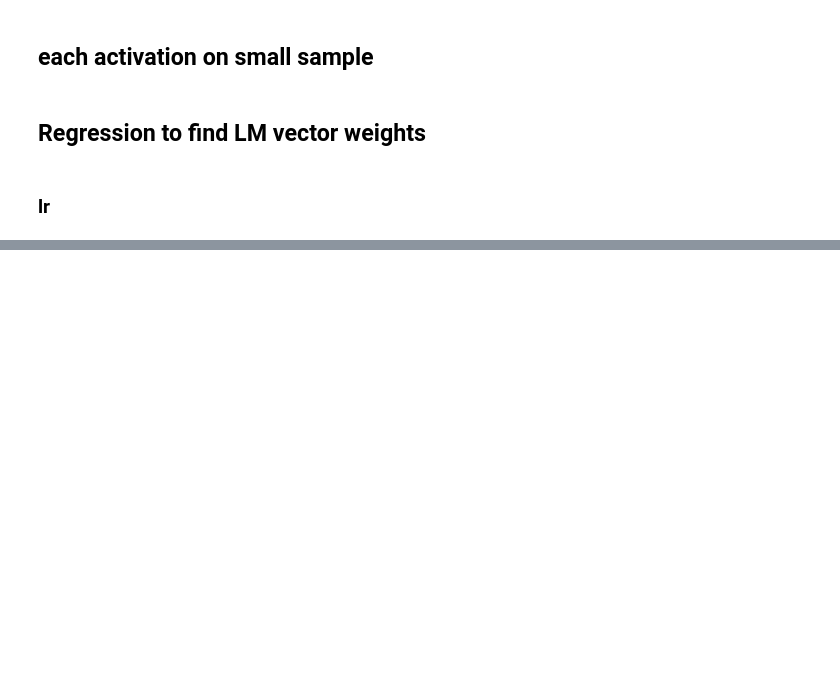
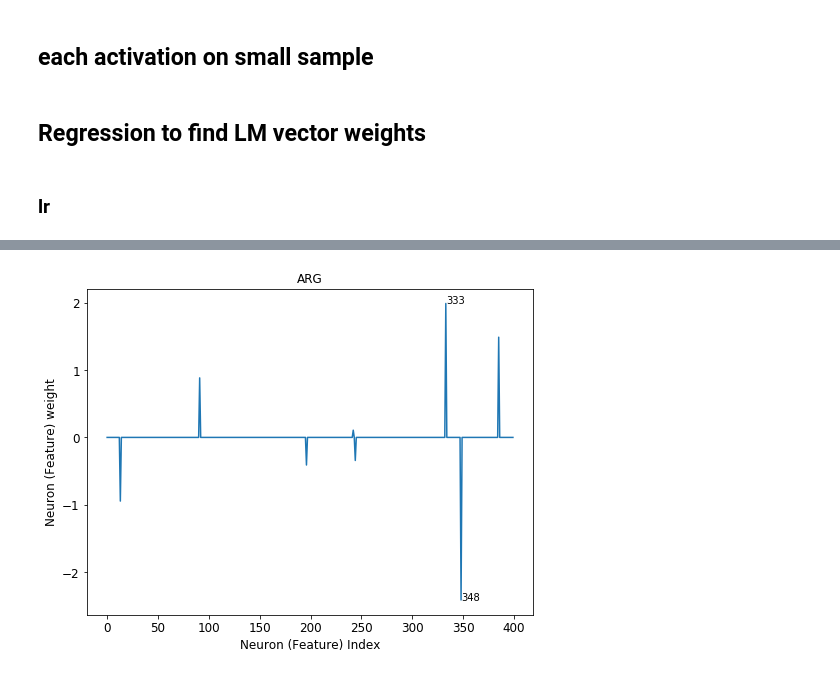
Before and after one commit to NadiaRom/state_per_word, a Jupyter notebook: check_activations_per_word.ipynb, the cells around one changed output, grey strips where cells are left out. Saved outputs shown, nothing was run; the diff lists cells and outputs as text; code cells hidden in the pictures; blank space fills up the shorter version.

```diff
--- a/check_activations_per_word.ipynb
+++ b/check_activations_per_word.ipynb
@@ -226,0 +322,13 @@ plt.show()
+# %%
+plt.figure(figsize=(8,6))
+plt.tick_params(axis='both', which='major', labelsize=12)
+plt.plot(range(400), lr_arg.coef_.T)
+for i, c in enumerate(lr_arg.coef_.T):
+    if abs(c) > 1.5:
+        plt.text(i, c, f'{i % 400}')
+plt.xlabel('Neuron (Feature) Index', size=12)
+plt.ylabel('Neuron (Feature) weight', size=12)
+plt.title('ARG')
+plt.show()
+# %% [output]
+[figure, added]
```
Also changed, not shown: parts of 10 cells of this notebook.
